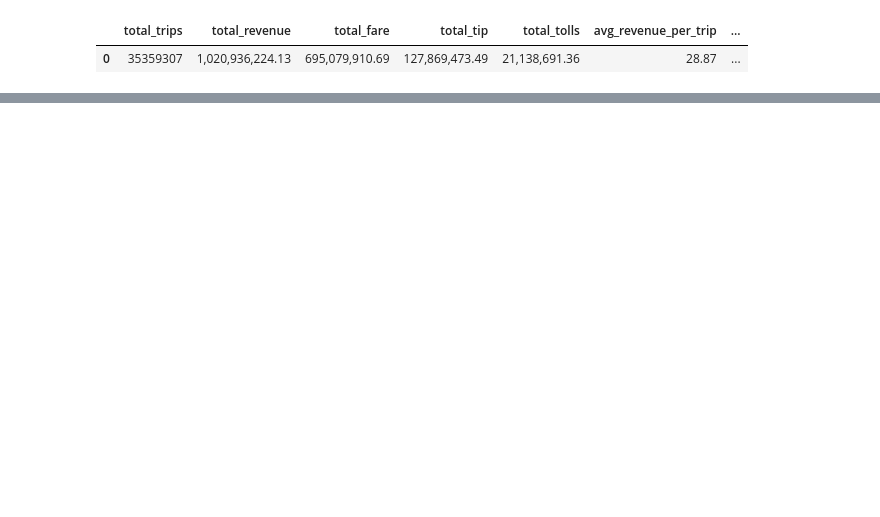
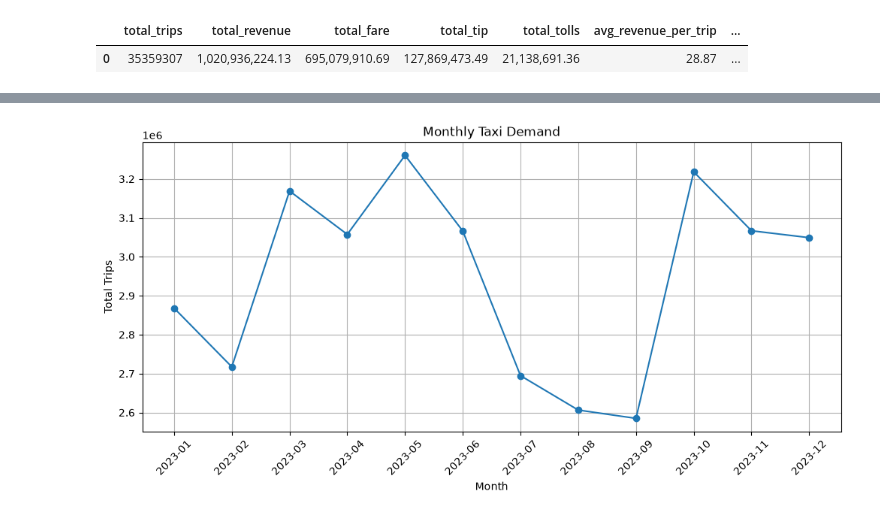
Before and after one commit to sidiqqm/nyc-taxi-trips, a Jupyter notebook: notebooks/01_python_eda.ipynb, the cells around one changed output, grey strips where cells are left out. Cells and saved outputs as stored; diff of their text form; code cells hidden in the pictures; blank space fills up the shorter version.

```diff
--- a/notebooks/01_python_eda.ipynb
+++ b/notebooks/01_python_eda.ipynb
@@ -45,3 +45,24 @@ df_kpi
 # %% [output]
 |  | total_trips | total_revenue | total_fare | total_tip | total_tolls | avg_revenue_per_trip | ... |
 | 0 | 35359307 | 1,020,936,224.13 | 695,079,910.69 | 127,869,473.49 | 21,138,691.36 | 28.87 | ... |
+# %%
+query_monthly = """
+SELECT
+    pickup_year_month,
+    total_trips,
+    previous_month_trips,
+    trips_mom_growth_percentage,
+    total_revenue,
+    previous_month_revenue,
+    revenue_mom_growth_percentage,
+    total_fare,
+    total_tip,
+    avg_revenue_per_trip,
+    avg_trip_distance,
+    avg_trip_duration_minutes
+FROM `nyc-taxi-analytics-1.nyc_taxi_dbt_reporting.rpt_monthly_demand_revenue`
+ORDER BY pickup_year_month
+"""
+
+df_monthly = run_query(query_monthly)
+df_monthly
@@ -47,0 +115,11 @@ df_kpi
+# %%
+plt.figure(figsize=(12, 5))
+plt.plot(df_monthly["pickup_year_month"], df_monthly["total_trips"], marker="o")
+plt.title("Monthly Taxi Demand")
+plt.xlabel("Month")
+plt.ylabel("Total Trips")
+plt.xticks(rotation=45)
+plt.grid(True)
+plt.show()
+# %% [output]
+[figure, added]
```
Also changed, not shown: parts of 7 cells of this notebook.
